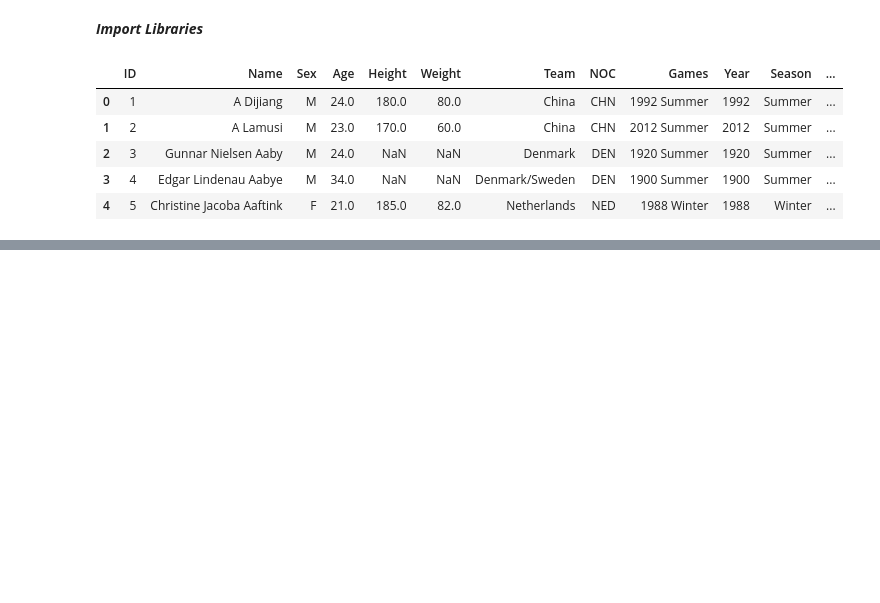
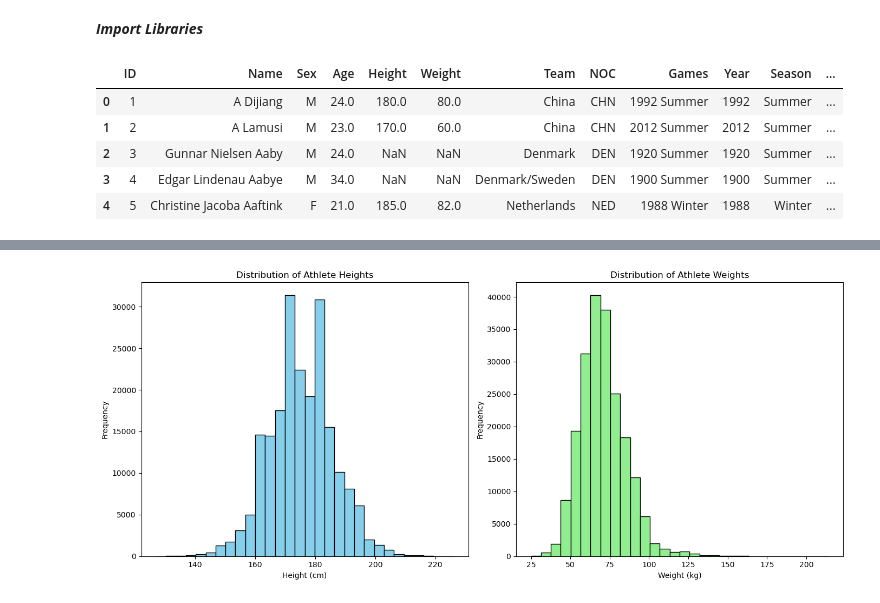
Before and after one commit to MatthewO1221/DITWork, a Jupyter notebook: 24-25Year/Fall24/CS232/FinalAssignment_Matthew_Jackson.ipynb, the cells around one changed output, grey strips where cells are left out. Saved outputs shown, nothing was run; the diff lists cells and outputs as text; code cells hidden in the pictures; blank space fills up the shorter version.

```diff
--- a/24-25Year/Fall24/CS232/FinalAssignment_Matthew_Jackson.ipynb
+++ b/24-25Year/Fall24/CS232/FinalAssignment_Matthew_Jackson.ipynb
@@ -18,3 +18,7 @@ OlympicDataSet.head()
 | 2 | 3 | Gunnar Nielsen Aaby | M | 24.0 | NaN | NaN | Denmark | DEN | 1920 Summer | 1920 | Summer | ... |
 | 3 | 4 | Edgar Lindenau Aabye | M | 34.0 | NaN | NaN | Denmark/Sweden | DEN | 1900 Summer | 1900 | Summer | ... |
 | 4 | 5 | Christine Jacoba Aaftink | F | 21.0 | 185.0 | 82.0 | Netherlands | NED | 1988 Winter | 1988 | Winter | ... |
+# %%
+HeightandWeightData = OlympicDataSet.dropna(subset=['Height', 'Weight'])
+
+HeightandWeightData.head()
@@ -20,0 +32,22 @@ OlympicDataSet.head()
+# %%
+plt.figure(figsize=(14, 6))
+
+# Height Histogram
+plt.subplot(1, 2, 1)
+plt.hist(HeightandWeightData['Height'], bins=30, color='skyblue', edgecolor='black')
+plt.title('Distribution of Athlete Heights')
+plt.xlabel('Height (cm)')
+plt.ylabel('Frequency')
+
+# Weight Histogram
+plt.subplot(1, 2, 2)
+plt.hist(HeightandWeightData['Weight'], bins=30, color='lightgreen', edgecolor='black')
+plt.title('Distribution of Athlete Weights')
+plt.xlabel('Weight (kg)')
+plt.ylabel('Frequency')
+
+# Show plots
+plt.tight_layout()
+plt.show()
+# %% [output]
+[figure, added]
```
Also changed, not shown: parts of 2 cells of this notebook, 7 other files.
